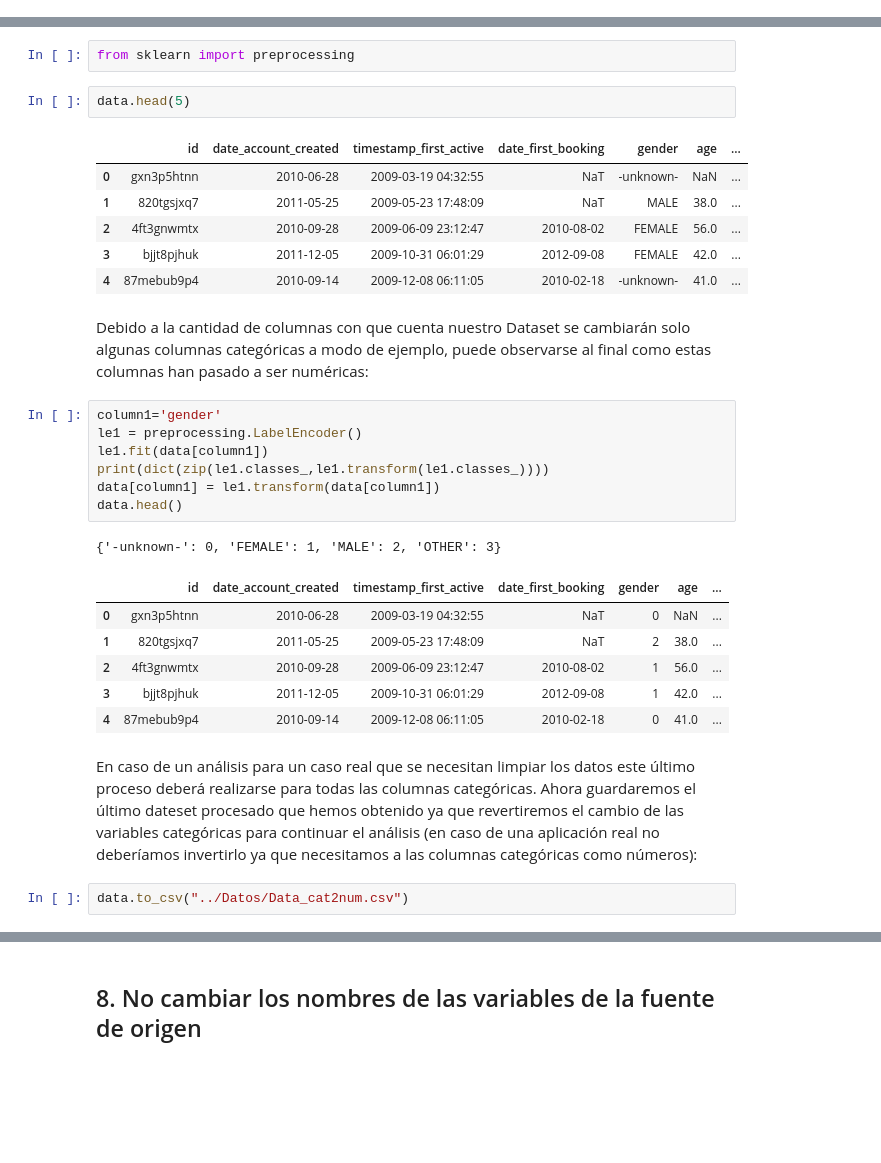
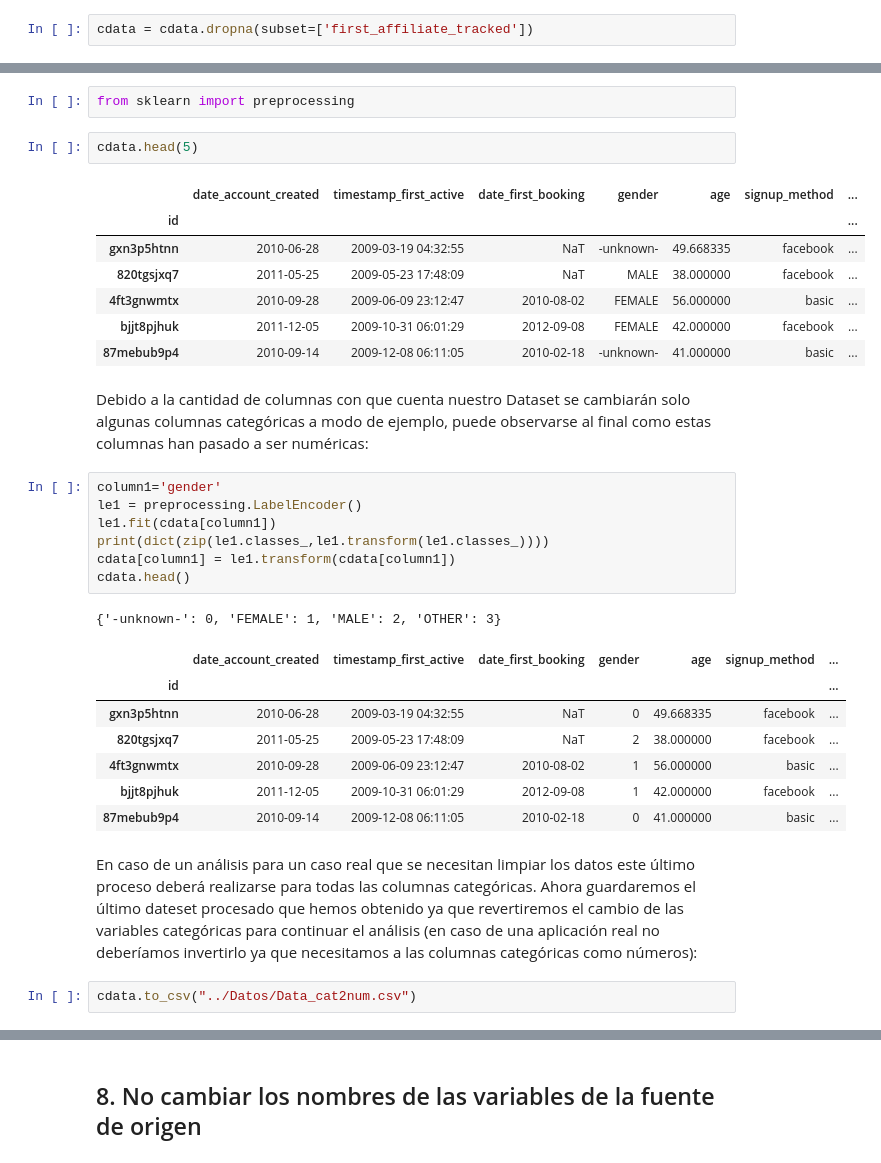
Before and after one commit to kevinsen/MentoriaAirbnb, a Jupyter notebook: Notebooks/Laboratorio_Curacion.ipynb, the cells around one changed output, grey strips where cells are left out. Drawn from its saved outputs; the diff is of its cells as text; blank space fills up the shorter version.

```diff
--- a/Notebooks/Laboratorio_Curacion.ipynb
+++ b/Notebooks/Laboratorio_Curacion.ipynb
@@ -396,0 +404,2 @@ len(cdata.dropna(subset=['first_affiliate_tracked']))/len(cdata)
+# %%
+cdata = cdata.dropna(subset=['first_affiliate_tracked'])
@@ -439,33 +448,35 @@ Las variables categóricas deben ser etiquetadas como variables numéricas, no c
 # %%
 from sklearn import preprocessing
 # %%
-data.head(5)
+cdata.head(5)
 # %% [output]
-|  | id | date_account_created | timestamp_first_active | date_first_booking | gender | age | ... |
-| 0 | gxn3p5htnn | 2010-06-28 | 2009-03-19 04:32:55 | NaT | -unknown- | NaN | ... |
-| 1 | 820tgsjxq7 | 2011-05-25 | 2009-05-23 17:48:09 | NaT | MALE | 38.0 | ... |
-| 2 | 4ft3gnwmtx | 2010-09-28 | 2009-06-09 23:12:47 | 2010-08-02 | FEMALE | 56.0 | ... |
-| 3 | bjjt8pjhuk | 2011-12-05 | 2009-10-31 06:01:29 | 2012-09-08 | FEMALE | 42.0 | ... |
-| 4 | 87mebub9p4 | 2010-09-14 | 2009-12-08 06:11:05 | 2010-02-18 | -unknown- | 41.0 | ... |
+|  | date_account_created | timestamp_first_active | date_first_booking | gender | age | signup_method | ... |
+| id |  |  |  |  |  |  | ... |
+| gxn3p5htnn | 2010-06-28 | 2009-03-19 04:32:55 | NaT | -unknown- | 49.668335 | facebook | ... |
+| 820tgsjxq7 | 2011-05-25 | 2009-05-23 17:48:09 | NaT | MALE | 38.000000 | facebook | ... |
+| 4ft3gnwmtx | 2010-09-28 | 2009-06-09 23:12:47 | 2010-08-02 | FEMALE | 56.000000 | basic | ... |
+| bjjt8pjhuk | 2011-12-05 | 2009-10-31 06:01:29 | 2012-09-08 | FEMALE | 42.000000 | facebook | ... |
+| 87mebub9p4 | 2010-09-14 | 2009-12-08 06:11:05 | 2010-02-18 | -unknown- | 41.000000 | basic | ... |
 # %% [markdown]
 Debido a la cantidad de columnas con que cuenta nuestro Dataset se cambiarán solo algunas columnas categóricas a modo de ejemplo, puede observarse al final como estas columnas han pasado a ser numéricas:
 # %%
 column1='gender'
 le1 = preprocessing.LabelEncoder()
-le1.fit(data[column1])
+le1.fit(cdata[column1])
 print(dict(zip(le1.classes_,le1.transform(le1.classes_))))
-data[column1] = le1.transform(data[column1])
-data.head()
+cdata[column1] = le1.transform(cdata[column1])
+cdata.head()
 # %% [output]
 {'-unknown-': 0, 'FEMALE': 1, 'MALE': 2, 'OTHER': 3}
-|  | id | date_account_created | timestamp_first_active | date_first_booking | gender | age | ... |
-| 0 | gxn3p5htnn | 2010-06-28 | 2009-03-19 04:32:55 | NaT | 0 | NaN | ... |
-| 1 | 820tgsjxq7 | 2011-05-25 | 2009-05-23 17:48:09 | NaT | 2 | 38.0 | ... |
-| 2 | 4ft3gnwmtx | 2010-09-28 | 2009-06-09 23:12:47 | 2010-08-02 | 1 | 56.0 | ... |
-| 3 | bjjt8pjhuk | 2011-12-05 | 2009-10-31 06:01:29 | 2012-09-08 | 1 | 42.0 | ... |
-| 4 | 87mebub9p4 | 2010-09-14 | 2009-12-08 06:11:05 | 2010-02-18 | 0 | 41.0 | ... |
+|  | date_account_created | timestamp_first_active | date_first_booking | gender | age | signup_method | ... |
+| id |  |  |  |  |  |  | ... |
+| gxn3p5htnn | 2010-06-28 | 2009-03-19 04:32:55 | NaT | 0 | 49.668335 | facebook | ... |
+| 820tgsjxq7 | 2011-05-25 | 2009-05-23 17:48:09 | NaT | 2 | 38.000000 | facebook | ... |
+| 4ft3gnwmtx | 2010-09-28 | 2009-06-09 23:12:47 | 2010-08-02 | 1 | 56.000000 | basic | ... |
+| bjjt8pjhuk | 2011-12-05 | 2009-10-31 06:01:29 | 2012-09-08 | 1 | 42.000000 | facebook | ... |
+| 87mebub9p4 | 2010-09-14 | 2009-12-08 06:11:05 | 2010-02-18 | 0 | 41.000000 | basic | ... |
 # %% [markdown]
 En caso de un análisis para un caso real que se necesitan limpiar los datos este último proceso deberá realizarse para todas las columnas categóricas. Ahora guardaremos el último dateset procesado que hemos obtenido ya que revertiremos el cambio de las variables categóricas para continuar el análisis (en caso de una aplicación real no deberíamos invertirlo ya que necesitamos a las columnas categóricas como números):
 # %%
-data.to_csv("../Datos/Data_cat2num.csv")
+cdata.to_csv("../Datos/Data_cat2num.csv")
 # %%
```
Also changed, not shown: parts of 26 cells of this notebook, 1 other file.
